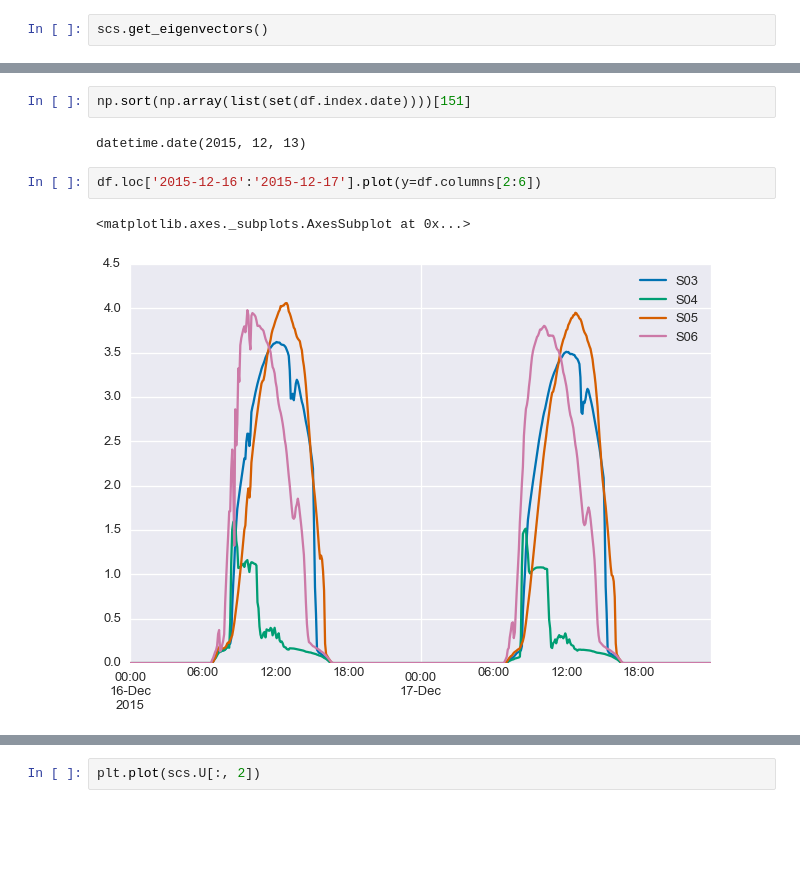
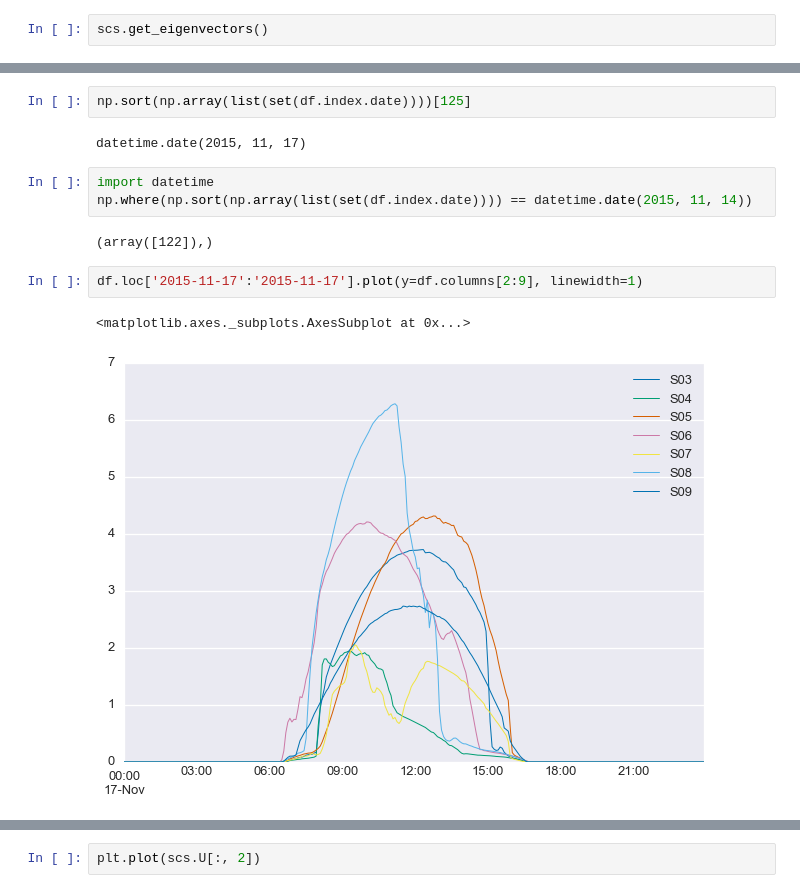
Before and after one commit to bmeyers/SolarForecasting, a Jupyter notebook: scratch_work_bennet.ipynb, the cells around one changed output, grey strips where cells are left out. Drawn from its saved outputs; the diff is of its cells as text; blank space fills up the shorter version.

```diff
--- a/scratch_work_bennet.ipynb
+++ b/scratch_work_bennet.ipynb
@@ -89,12 +94,17 @@ for i in xrange(estimates.shape[1]):
 # %%
-np.sort(np.array(list(set(df.index.date))))[151]
+np.sort(np.array(list(set(df.index.date))))[125]
 # %% [output]
-datetime.date(2015, 12, 13)
+datetime.date(2015, 11, 17)
+# %%
+import datetime
+np.where(np.sort(np.array(list(set(df.index.date)))) == datetime.date(2015, 11, 14))
+# %% [output]
+(array([122]),)
 # %%
-df.loc['2015-12-16':'2015-12-17'].plot(y=df.columns[2:6])
+df.loc['2015-11-17':'2015-11-17'].plot(y=df.columns[2:9], linewidth=1)
 # %% [output]
 <matplotlib.axes._subplots.AxesSubplot at 0x...>
-[figure, old version]
+[figure, new version]
 # %%
 scs.reconstruct_day(day=151)
 # %% [output]
```
Also changed, not shown: parts of 30 cells of this notebook, 2 other files.
